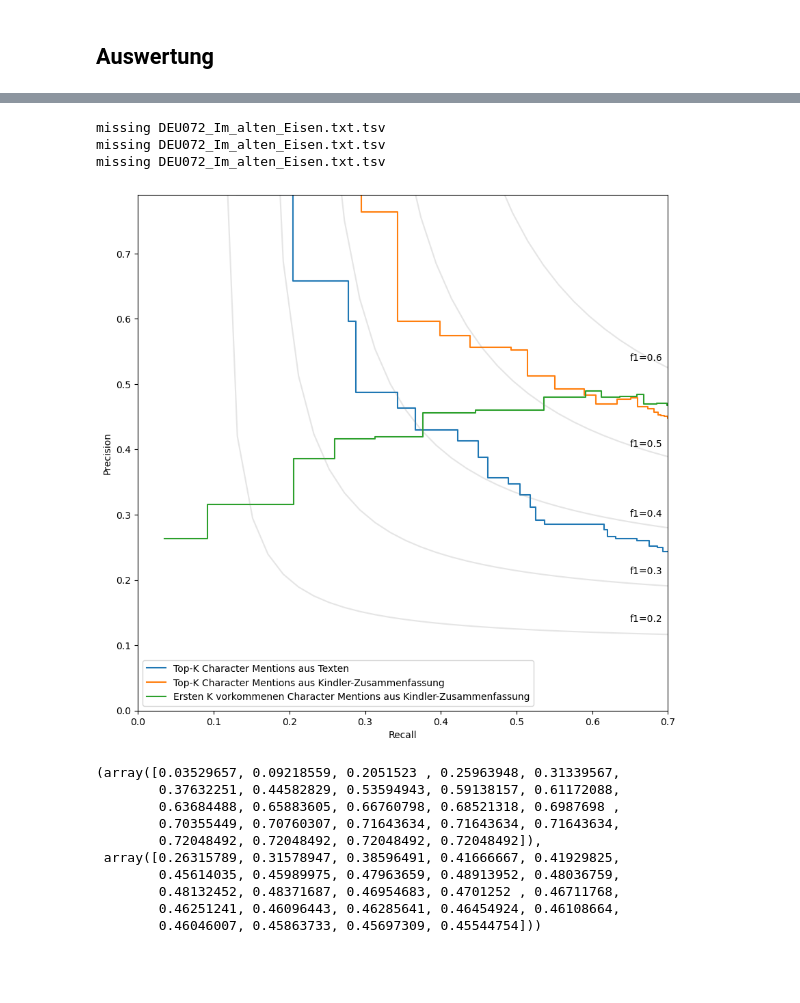
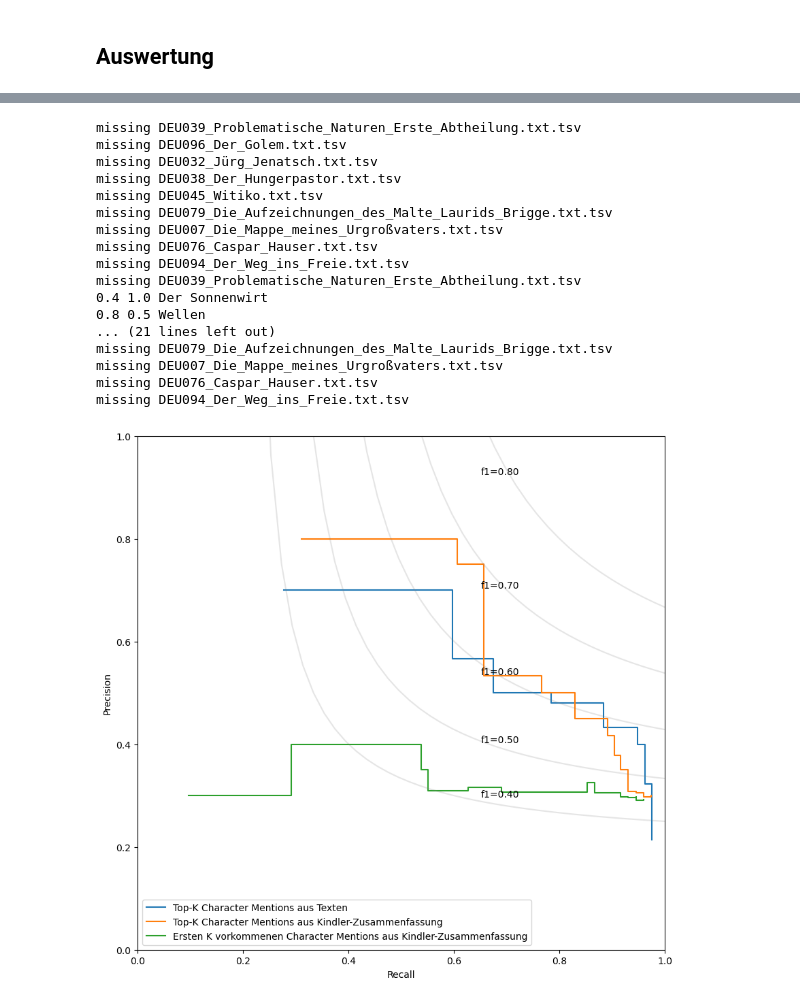
Before and after one commit to aehrm/seminar_cls_2023, a Jupyter notebook: 03_LLpro_Figuren.ipynb, the cells around one changed output, grey strips where cells are left out. Drawn from its saved outputs; the diff is of its cells as text; code cells hidden in the pictures; blank space fills up the shorter version.

```diff
--- a/03_LLpro_Figuren.ipynb
+++ b/03_LLpro_Figuren.ipynb
@@ -157,12 +152,13 @@ text_mapping
 # %%
-def predict_by_text_freq(gold_chars, pred_chars):
-    for i in range(1, 25):
+
+def predict_by_text_freq(gold_chars, pred_chars, assignments=False):
+    for i in range(1, 15):
         retrieved = pred_chars[:i]
 
         # assign retrieved to gold characters
         assignment = {p: None for p in retrieved}
         for p in retrieved:
-            for x in gold_chars:
+            for x in set(gold_chars) - set(assignment.values()):
                 if p in x:
                     assignment[p] = x
                     break
@@ -170,11 +166,21 @@ def predict_by_text_freq(gold_chars, pred_chars):
         precision = len([k for k,v in assignment.items() if v is not None])/len(assignment)
         recall = len(set(x for x in assignment.values() if x is not None)) / len(gold_chars)
 
-        yield precision, recall, i
-
-
-# gold_chars = gold[gold.Titel == 'Der Hungerpastor'].Hauptfiguren_Goldstandard.item().split(', ')
-# pred_chars = freq_texts[freq_texts.filename.str.contains('Hungerpastor')].char.tolist()
-
-# pr, rec, thres = np.array(list(zip(*predict_by_text_freq(gold_chars, pred_chars))))
-# print(pr, rec, thres)
+        if assignments:
+            yield precision, recall, i, assignment
+        else:
+            yield precision, recall, i
+# %%
+
+gold_chars = gold[gold.Titel.str.contains('Stechlin')].Hauptfiguren_Goldstandard.item().split(', ')
+pred_chars = freq_summaries[freq_summaries.filename.str.contains('Stechlin')].sort_values('freq', ascending=False).mention.tolist()
+
+pr, rec, _, computed_assignment = list(predict_by_text_freq(gold_chars, pred_chars, assignments=True))[10]
+
+df = pandas.DataFrame(computed_assignment.items())
+for char in set(gold_chars) - set(computed_assignment.values()):
+    df = pandas.concat([df, pandas.DataFrame([[None, char]])])
+
+df.columns = ['predicted', 'gold']
+display(df.reset_index(drop=True).fillna(''))
+print(f'precision {pr:.2f}, recall {rec:.2f}, f1 {2/(1/pr+1/rec):.2f}')
@@ -191,7 +214,7 @@ for _, row in text_mapping.iterrows():
         print('missing', row.filename)
         continue
     gold_chars = gold_chars.item().split(', ')
-    pred_chars = freq_texts[freq_texts.filename == row.filename].char.tolist()
+    pred_chars = freq_texts[freq_texts.filename == row.filename].mention.tolist()
 
     pr, rec, thres = np.array(list(zip(*predict_by_text_freq(gold_chars, pred_chars))))
     prs.append(pr)
@@ -214,55 +237,57 @@ for _, row in text_mapping.iterrows():
     pr, rec, thres = np.array(list(zip(*predict_by_text_freq(gold_chars, pred_chars))))
     prs.append(pr)
     recs.append(rec)
+    print(pr[4],rec[4], row.gold_name)
 
 ax.plot(np.array(recs).mean(axis=0), np.array(prs).mean(axis=0), drawstyle="steps-post", label='Top-K Character Mentions aus Kindler-Zusammenfassung')
 
 prs = []
 recs = []
 
 for _, row in text_mapping.iterrows():
     gold_chars = gold[gold.Titel == row.gold_name].Hauptfiguren_Goldstandard
     if len(gold_chars) == 0:
         print('missing', row.filename)
         continue
     gold_chars = gold_chars.item().split(', ')
     pred_chars = freq_summaries[freq_summaries.filename == row.filename_kindler].sort_values('occurence_order', ascending=True).mention.tolist()
 
     pr, rec, thres = np.array(list(zip(*predict_by_text_freq(gold_chars, pred_chars))))
     prs.append(pr)
     recs.append(rec)
 
 ax.plot(np.array(recs).mean(axis=0), np.array(prs).mean(axis=0), drawstyle="steps-post", label='Ersten K vorkommenen Character Mentions aus Kindler-Zusammenfassung')
 
-f_scores = np.linspace(0.2, 0.6, num=5)
+f_scores = np.linspace(0.4, 0.8, num=5)
 lines, labels = [], []
 for f_score in f_scores:
     x = np.linspace(0.01, 1)
     y = f_score * x / (2 * x - f_score)
     (l,) = ax.plot(x[y >= 0], y[y >= 0], color="gray", alpha=0.2)
-    ax.annotate("f1={0:0.1f}".format(f_score), xy=(0.65, y[35] + 0.02))
+    ax.annotate("f1={0:0.2f}".format(f_score), xy=(0.65, y[35] + 0.02))
 
 
-ax.set_xlim([0.0, .7])
-ax.set_ylim([0.0, .79])
+ax.set_xlim([0.0, 1])
+ax.set_ylim([0.0, 1])
 ax.set(xlabel='Recall', ylabel='Precision')
 plt.legend()
 plt.show()
 # %% [output]
-missing DEU072_Im_alten_Eisen.txt.tsv
-missing DEU072_Im_alten_Eisen.txt.tsv
-missing DEU072_Im_alten_Eisen.txt.tsv
+missing DEU039_Problematische_Naturen_Erste_Abtheilung.txt.tsv
+missing DEU096_Der_Golem.txt.tsv
+missing DEU032_Jürg_Jenatsch.txt.tsv
+missing DEU038_Der_Hungerpastor.txt.tsv
+missing DEU045_Witiko.txt.tsv
+missing DEU079_Die_Aufzeichnungen_des_Malte_Laurids_Brigge.txt.tsv
+missing DEU007_Die_Mappe_meines_Urgroßvaters.txt.tsv
+missing DEU076_Caspar_Hauser.txt.tsv
+missing DEU094_Der_Weg_ins_Freie.txt.tsv
+missing DEU039_Problematische_Naturen_Erste_Abtheilung.txt.tsv
+0.4 1.0 Der Sonnenwirt
+0.8 0.5 Wellen
+... (21 lines left out)
+missing DEU079_Die_Aufzeichnungen_des_Malte_Laurids_Brigge.txt.tsv
+missing DEU007_Die_Mappe_meines_Urgroßvaters.txt.tsv
+missing DEU076_Caspar_Hauser.txt.tsv
+missing DEU094_Der_Weg_ins_Freie.txt.tsv
-[figure, old version]
+[figure, new version]
-# %%
-np.array(recs).mean(axis=0), np.array(prs).mean(axis=0)
-# %% [output]
-(array([0.03529657, 0.09218559, 0.2051523 , 0.25963948, 0.31339567,
-        0.37632251, 0.44582829, 0.53594943, 0.59138157, 0.61172088,
-        0.63684488, 0.65883605, 0.66760798, 0.68521318, 0.6987698 ,
-        0.70355449, 0.70760307, 0.71643634, 0.71643634, 0.71643634,
-        0.72048492, 0.72048492, 0.72048492, 0.72048492]),
- array([0.26315789, 0.31578947, 0.38596491, 0.41666667, 0.41929825,
-        0.45614035, 0.45989975, 0.47963659, 0.48913952, 0.48036759,
-        0.48132452, 0.48371687, 0.46954683, 0.4701252 , 0.46711768,
-        0.46251241, 0.46096443, 0.46285641, 0.46454924, 0.46108664,
-        0.46046007, 0.45863733, 0.45697309, 0.45544754]))
```
Also changed, not shown: parts of 5 cells of this notebook, 3 other files.
